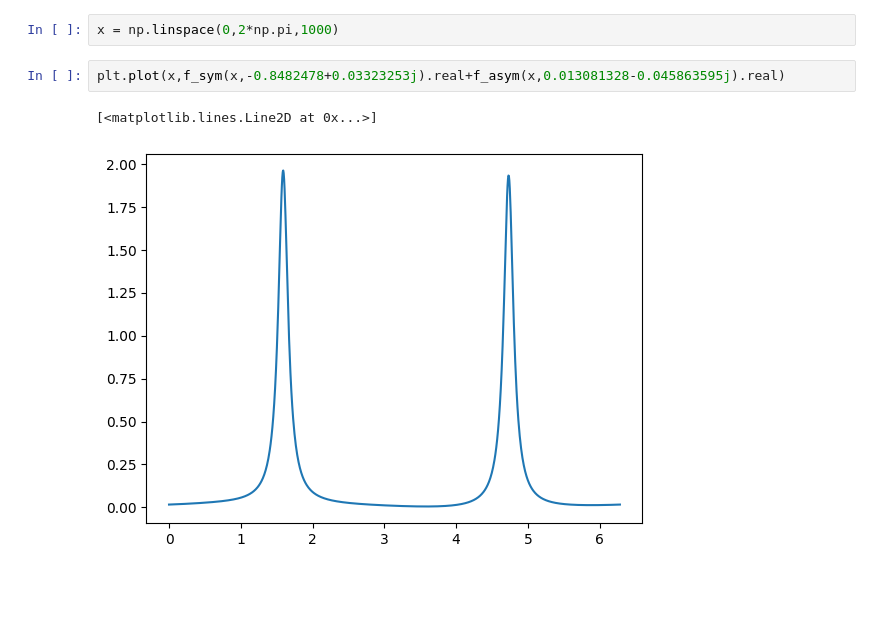
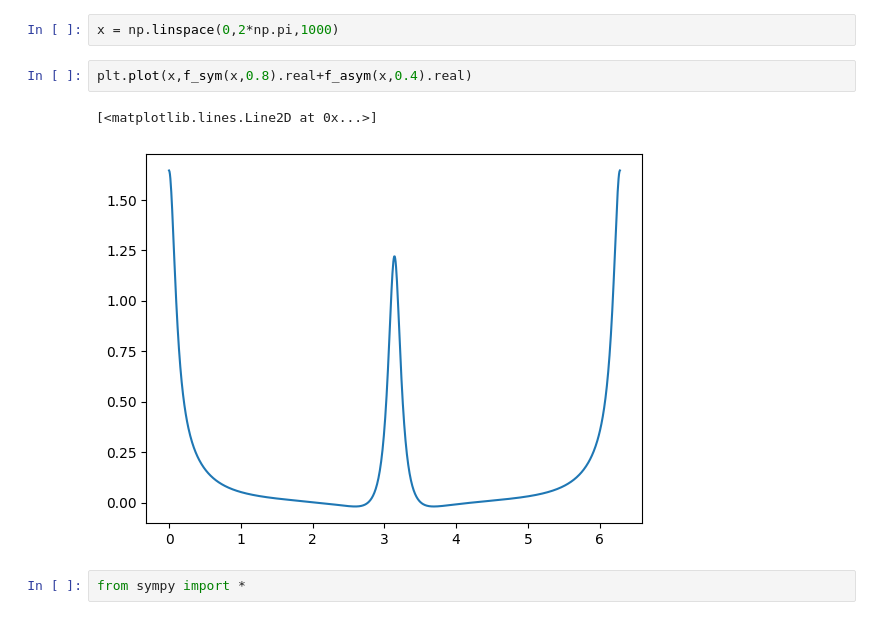
Before and after one commit to Gug-Young/Active_Rotator, a Jupyter notebook: 240822 Modified OA ansatz2.ipynb, the cells around one changed output. Drawn from its saved outputs; the diff is of its cells as text; blank space fills up the shorter version.

```diff
--- a/240822 Modified OA ansatz2.ipynb
+++ b/240822 Modified OA ansatz2.ipynb
@@ -15,7 +16,9 @@ def f_asym(x,a):
 # %%
 x = np.linspace(0,2*np.pi,1000)
 # %%
-plt.plot(x,f_sym(x,-0.8482478+0.03323253j).real+f_asym(x,0.013081328-0.045863595j).real)
+plt.plot(x,f_sym(x,0.8).real+f_asym(x,0.4).real)
 # %% [output]
 [<matplotlib.lines.Line2D at 0x...>]
-[figure, old version]
+[figure, new version]
+# %%
+from sympy import *
```
Also changed, not shown: parts of 13 cells of this notebook, 1 other file.
